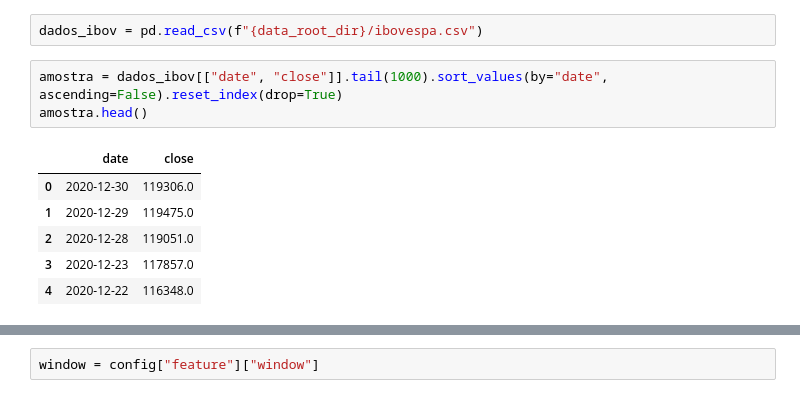
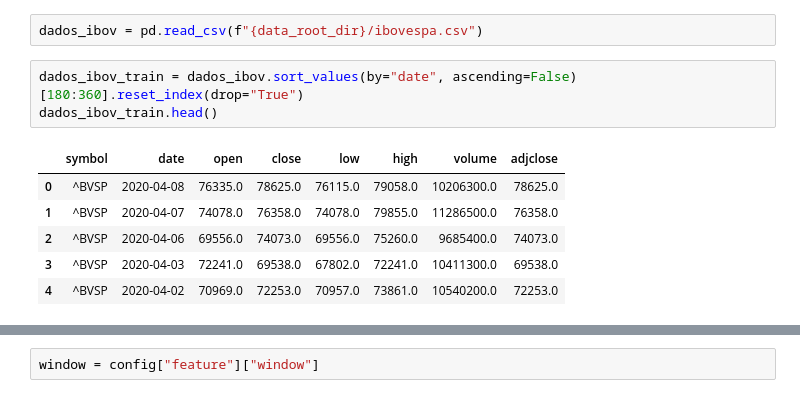
Before and after one commit to adelmofilho/BovespaStockPrediction, a Jupyter notebook: IbovStockPrediction.ipynb, the cells around one changed output, grey strips where cells are left out. Drawn from its saved outputs; the diff is of its cells as text.

```diff
--- a/IbovStockPrediction.ipynb
+++ b/IbovStockPrediction.ipynb
@@ -32,12 +31,12 @@ ibov_data.to_csv(f"{data_root_dir}/ibovespa.csv")
 # %%
 dados_ibov = pd.read_csv(f"{data_root_dir}/ibovespa.csv")
 # %%
-amostra = dados_ibov[["date", "close"]].tail(1000).sort_values(by="date", ascending=False).reset_index(drop=True)
-amostra.head()
+dados_ibov_train = dados_ibov.sort_values(by="date", ascending=False)[180:360].reset_index(drop="True")
+dados_ibov_train.head()
 # %% [output]
-|  | date | close |
-| 0 | 2020-12-30 | 119306.0 |
-| 1 | 2020-12-29 | 119475.0 |
-| 2 | 2020-12-28 | 119051.0 |
-| 3 | 2020-12-23 | 117857.0 |
-| 4 | 2020-12-22 | 116348.0 |
+|  | symbol | date | open | close | low | high | volume | adjclose |
+| 0 | ^BVSP | 2020-04-08 | 76335.0 | 78625.0 | 76115.0 | 79058.0 | 10206300.0 | 78625.0 |
+| 1 | ^BVSP | 2020-04-07 | 74078.0 | 76358.0 | 74078.0 | 79855.0 | 11286500.0 | 76358.0 |
+| 2 | ^BVSP | 2020-04-06 | 69556.0 | 74073.0 | 69556.0 | 75260.0 | 9685400.0 | 74073.0 |
+| 3 | ^BVSP | 2020-04-03 | 72241.0 | 69538.0 | 67802.0 | 72241.0 | 10411300.0 | 69538.0 |
+| 4 | ^BVSP | 2020-04-02 | 70969.0 | 72253.0 | 70957.0 | 73861.0 | 10540200.0 | 72253.0 |
```
Also changed, not shown: parts of 16 cells of this notebook, 2 other files.
